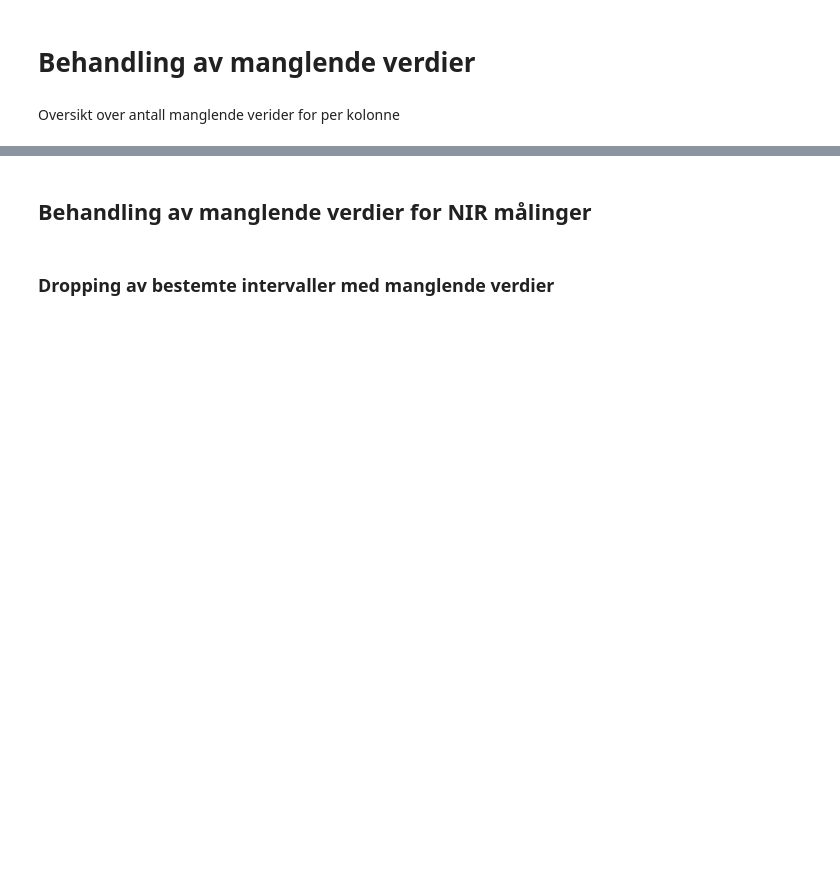
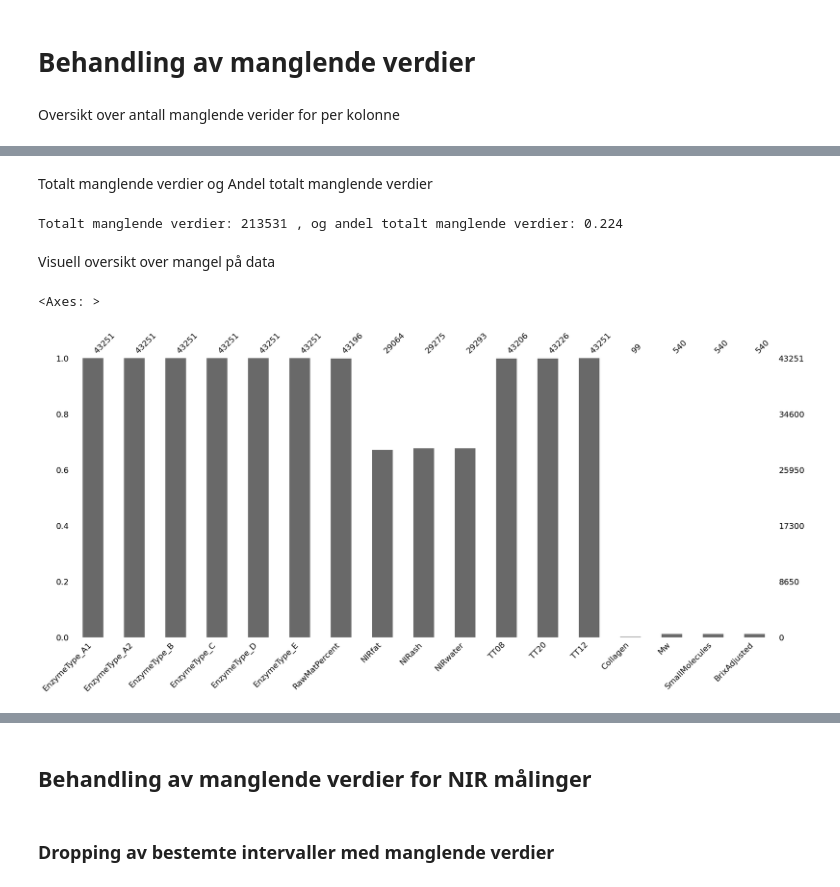
Before and after one commit to PreyPython123/Master-V24-Semiveiledet-Regresjon, a Jupyter notebook: Bioco_Databehandling_av_manglende_verdier.ipynb, the cells around one changed output, grey strips where cells are left out. Cells and saved outputs as stored; diff of their text form; code cells hidden in the pictures; blank space fills up the shorter version.

```diff
--- a/Bioco_Databehandling_av_manglende_verdier.ipynb
+++ b/Bioco_Databehandling_av_manglende_verdier.ipynb
@@ -76,3 +57,18 @@ Mw                42711
 SmallMolecules    42711
 BrixAdjusted      42711
 dtype: int64
+# %% [markdown]
+Totalt manglende verdier og Andel totalt manglende verdier
+# %%
+print("Totalt manglende verdier:", (bioco_data.isnull().sum().sum()),
+      ", og andel totalt manglende verdier:",
+       round((bioco_data.isnull().sum().sum())/(43251*22), 3))
+# %% [output]
+Totalt manglende verdier: 213531 , og andel totalt manglende verdier: 0.224
+# %% [markdown]
+Visuell oversikt over mangel på data
+# %%
+msno.bar(bioco_data)
+# %% [output]
+<Axes: >
+[figure, added]
```
Also changed, not shown: parts of 9 cells of this notebook.
